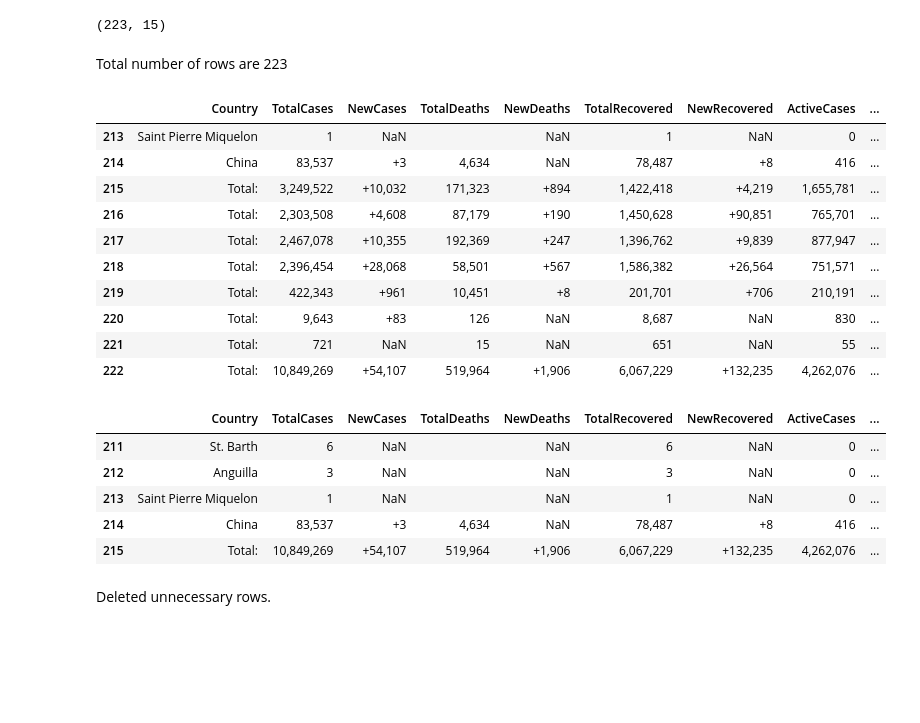
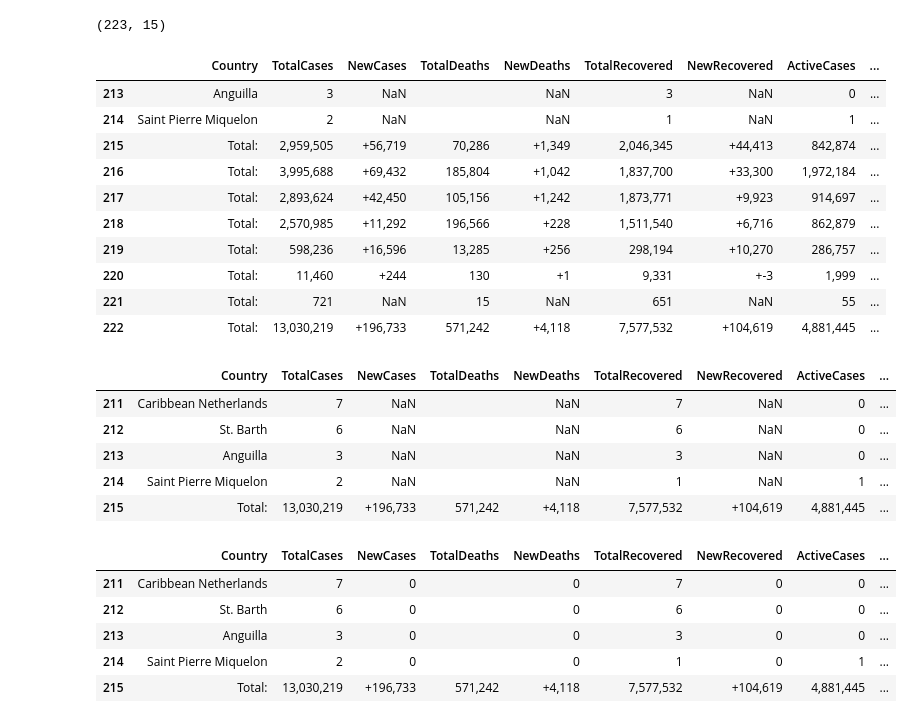
Before and after one commit to almamunx/Covid-19-Dashboard, a Jupyter notebook: COVID-19.ipynb, the cells around one changed output. Drawn from its saved outputs; the diff is of its cells as text; code cells hidden in the pictures; blank space fills up the shorter version.

```diff
--- a/COVID-19.ipynb
+++ b/COVID-19.ipynb
@@ -24,3 +51,15 @@ df = pd.read_csv("covid_update.csv")
+# %%
+df1 = pd.read_csv("/content/gdrive/My Drive/Colab Notebooks/COVID-19/covid_update.csv")
+df2 = pd.read_csv("/content/gdrive/My Drive/Colab Notebooks/COVID-19/covid_update2.csv")
+# %%
+cols1 = df1.columns
+cols2 = df2.columns
+# %%
+flag = 0
+for col in cols1:
+  if col in cols2:
+    df1[col] = df2[col]
+df = df1
 # %%
 df.head(10)
 # %% [output]
@@ -106,32 +145,41 @@ From this Description We got some interesting instinct. <br>
 df.shape
 # %% [output]
 (223, 15)
-# %% [markdown]
-Total number of rows are 223
 # %%
 df.tail(10)
 # %% [output]
 |  | Country | TotalCases | NewCases | TotalDeaths | NewDeaths | TotalRecovered | NewRecovered | ActiveCases | ... |
-| 213 | Saint Pierre Miquelon | 1 | NaN |  | NaN | 1 | NaN | 0 | ... |
-| 214 | China | 83,537 | +3 | 4,634 | NaN | 78,487 | +8 | 416 | ... |
-| 215 | Total: | 3,249,522 | +10,032 | 171,323 | +894 | 1,422,418 | +4,219 | 1,655,781 | ... |
-| 216 | Total: | 2,303,508 | +4,608 | 87,179 | +190 | 1,450,628 | +90,851 | 765,701 | ... |
-| 217 | Total: | 2,467,078 | +10,355 | 192,369 | +247 | 1,396,762 | +9,839 | 877,947 | ... |
-| 218 | Total: | 2,396,454 | +28,068 | 58,501 | +567 | 1,586,382 | +26,564 | 751,571 | ... |
-| 219 | Total: | 422,343 | +961 | 10,451 | +8 | 201,701 | +706 | 210,191 | ... |
-| 220 | Total: | 9,643 | +83 | 126 | NaN | 8,687 | NaN | 830 | ... |
+| 213 | Anguilla | 3 | NaN |  | NaN | 3 | NaN | 0 | ... |
+| 214 | Saint Pierre Miquelon | 2 | NaN |  | NaN | 1 | NaN | 1 | ... |
+| 215 | Total: | 2,959,505 | +56,719 | 70,286 | +1,349 | 2,046,345 | +44,413 | 842,874 | ... |
+| 216 | Total: | 3,995,688 | +69,432 | 185,804 | +1,042 | 1,837,700 | +33,300 | 1,972,184 | ... |
+| 217 | Total: | 2,893,624 | +42,450 | 105,156 | +1,242 | 1,873,771 | +9,923 | 914,697 | ... |
+| 218 | Total: | 2,570,985 | +11,292 | 196,566 | +228 | 1,511,540 | +6,716 | 862,879 | ... |
+| 219 | Total: | 598,236 | +16,596 | 13,285 | +256 | 298,194 | +10,270 | 286,757 | ... |
+| 220 | Total: | 11,460 | +244 | 130 | +1 | 9,331 | +-3 | 1,999 | ... |
 | 221 | Total: | 721 | NaN | 15 | NaN | 651 | NaN | 55 | ... |
-| 222 | Total: | 10,849,269 | +54,107 | 519,964 | +1,906 | 6,067,229 | +132,235 | 4,262,076 | ... |
+| 222 | Total: | 13,030,219 | +196,733 | 571,242 | +4,118 | 7,577,532 | +104,619 | 4,881,445 | ... |
+# %%
+row_size, col_size = df.shape
 # %%
-df = df.drop(df.index[215:222])
+
+df = df.drop(df.index[row_size-8:row_size-1])
 df = df.reset_index(drop=True)
 df.tail()
 # %% [output]
 |  | Country | TotalCases | NewCases | TotalDeaths | NewDeaths | TotalRecovered | NewRecovered | ActiveCases | ... |
-| 211 | St. Barth | 6 | NaN |  | NaN | 6 | NaN | 0 | ... |
-| 212 | Anguilla | 3 | NaN |  | NaN | 3 | NaN | 0 | ... |
-| 213 | Saint Pierre Miquelon | 1 | NaN |  | NaN | 1 | NaN | 0 | ... |
-| 214 | China | 83,537 | +3 | 4,634 | NaN | 78,487 | +8 | 416 | ... |
-| 215 | Total: | 10,849,269 | +54,107 | 519,964 | +1,906 | 6,067,229 | +132,235 | 4,262,076 | ... |
+| 211 | Caribbean Netherlands | 7 | NaN |  | NaN | 7 | NaN | 0 | ... |
+| 212 | St. Barth | 6 | NaN |  | NaN | 6 | NaN | 0 | ... |
+| 213 | Anguilla | 3 | NaN |  | NaN | 3 | NaN | 0 | ... |
+| 214 | Saint Pierre Miquelon | 2 | NaN |  | NaN | 1 | NaN | 1 | ... |
+| 215 | Total: | 13,030,219 | +196,733 | 571,242 | +4,118 | 7,577,532 | +104,619 | 4,881,445 | ... |
-# %% [markdown]
-Deleted unnecessary rows.
+# %%
+df.fillna(0, inplace=True)
+df.tail()
+# %% [output]
+|  | Country | TotalCases | NewCases | TotalDeaths | NewDeaths | TotalRecovered | NewRecovered | ActiveCases | ... |
+| 211 | Caribbean Netherlands | 7 | 0 |  | 0 | 7 | 0 | 0 | ... |
+| 212 | St. Barth | 6 | 0 |  | 0 | 6 | 0 | 0 | ... |
+| 213 | Anguilla | 3 | 0 |  | 0 | 3 | 0 | 0 | ... |
+| 214 | Saint Pierre Miquelon | 2 | 0 |  | 0 | 1 | 0 | 1 | ... |
+| 215 | Total: | 13,030,219 | +196,733 | 571,242 | +4,118 | 7,577,532 | +104,619 | 4,881,445 | ... |
```
Also changed, not shown: parts of 53 cells of this notebook, 2 other files.
